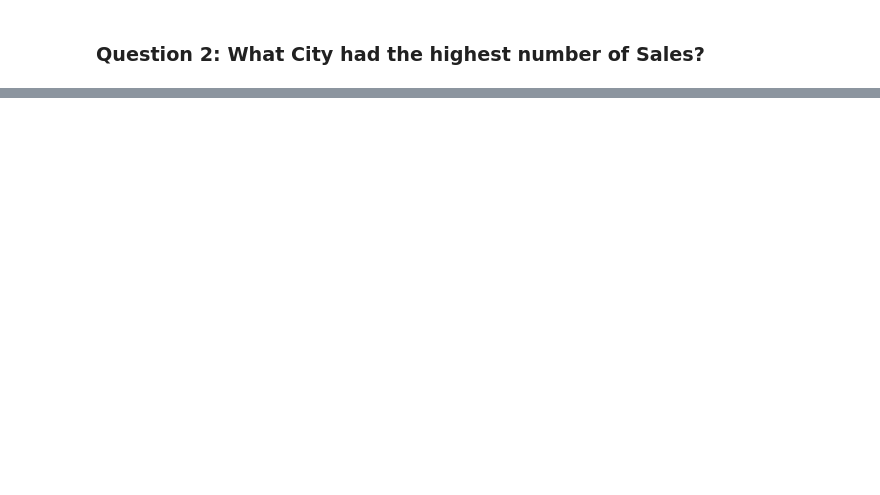
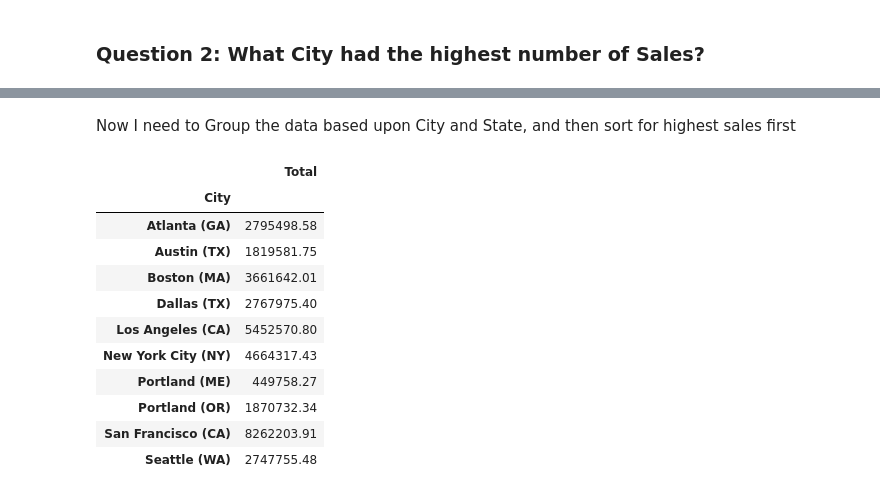
Before and after one commit to tajpatel58/Machine-Learning-, a Jupyter notebook: Data Science Practice/Sales Analysis/Sales_Analysis.ipynb, the cells around one changed output, grey strips where cells are left out. Cells and saved outputs as stored; diff of their text form; code cells hidden in the pictures; blank space fills up the shorter version.

```diff
--- a/Data Science Practice/Sales Analysis/Sales_Analysis.ipynb
+++ b/Data Science Practice/Sales Analysis/Sales_Analysis.ipynb
@@ -148,0 +159,23 @@ clean_data['City (Code)'] = city_code[0]
+# %% [markdown]
+Now I need to Group the data based upon City and State, and then sort for highest sales first
+# %%
+# Note that in city_sales, the cities will be sorted alphabetically.
+
+city_sales = pd.DataFrame(clean_data.groupby(by='City', sort=True).sum()['Total'])
+
+city_sales_sorted = city_sales.sort_values(by='Total', ascending=False)
+
+city_sales
+# %% [output]
+|  | Total |
+| City |  |
+| Atlanta (GA) | 2795498.58 |
+| Austin (TX) | 1819581.75 |
+| Boston (MA) | 3661642.01 |
+| Dallas (TX) | 2767975.40 |
+| Los Angeles (CA) | 5452570.80 |
+| New York City (NY) | 4664317.43 |
+| Portland (ME) | 449758.27 |
+| Portland (OR) | 1870732.34 |
+| San Francisco (CA) | 8262203.91 |
+| Seattle (WA) | 2747755.48 |
```
Also changed, not shown: parts of 9 cells of this notebook, 1 other file.
